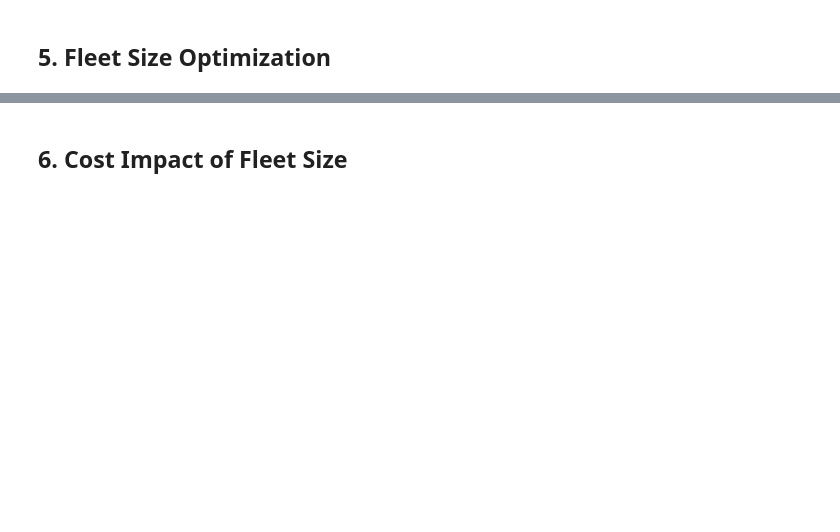
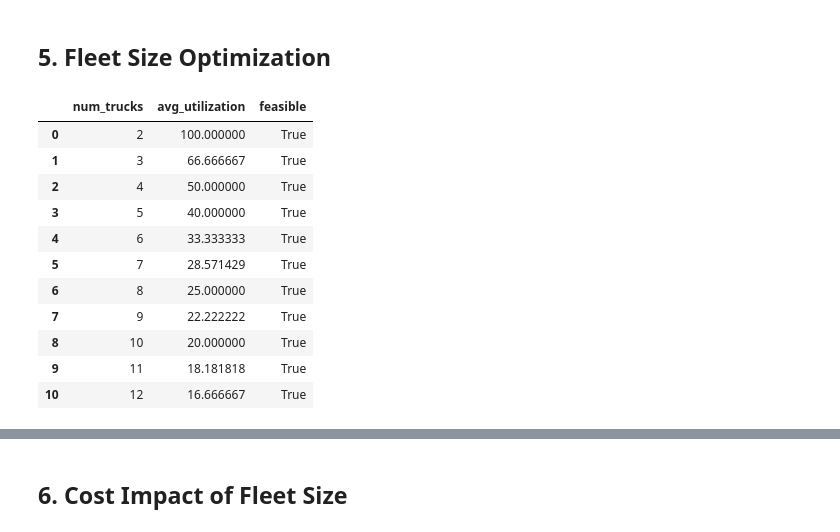
Before and after one commit to vihanga/f1ops, a Jupyter notebook: notebooks/04_optimization.ipynb, the cells around one changed output, grey strips where cells are left out. Drawn from its saved outputs; the diff is of its cells as text; code cells hidden in the pictures; blank space fills up the shorter version.

```diff
--- a/notebooks/04_optimization.ipynb
+++ b/notebooks/04_optimization.ipynb
@@ -132,32 +168,45 @@ plt.show()
 # %%
 # Test different fleet sizes
 min_trucks = int(np.ceil(total_cargo / truck_capacity_kg))
 max_trucks = 12
 
 fleet_analysis = []
 
 for n in range(min_trucks, max_trucks + 1):
     try:
-        alloc = greedy_truck_allocation(cargo_items, n, truck_capacity_kg)
+        alloc = greedy_truck_allocation_bin_packing(cargo_items, n, truck_capacity_kg)
 
         # Calculate average utilization
         total_load = sum(sum(item["weight_kg"] for item in items) for items in alloc.values())
         avg_utilization = total_load / (n * truck_capacity_kg) * 100
 
         fleet_analysis.append({
             'num_trucks': n,
             'avg_utilization': avg_utilization,
             'feasible': True
         })
     except ValueError:
         fleet_analysis.append({
             'num_trucks': n,
             'avg_utilization': 0,
             'feasible': False
         })
 
 df_fleet = pd.DataFrame(fleet_analysis)
 df_fleet
+# %% [output]
+|  | num_trucks | avg_utilization | feasible |
+| 0 | 2 | 100.000000 | True |
+| 1 | 3 | 66.666667 | True |
+| 2 | 4 | 50.000000 | True |
+| 3 | 5 | 40.000000 | True |
+| 4 | 6 | 33.333333 | True |
+| 5 | 7 | 28.571429 | True |
+| 6 | 8 | 25.000000 | True |
+| 7 | 9 | 22.222222 | True |
+| 8 | 10 | 20.000000 | True |
+| 9 | 11 | 18.181818 | True |
+| 10 | 12 | 16.666667 | True |
 # %%
 # Plot fleet size vs utilization
 feasible_fleets = df_fleet[df_fleet['feasible']]
```
Also changed, not shown: parts of 8 cells of this notebook, 8 other files.
